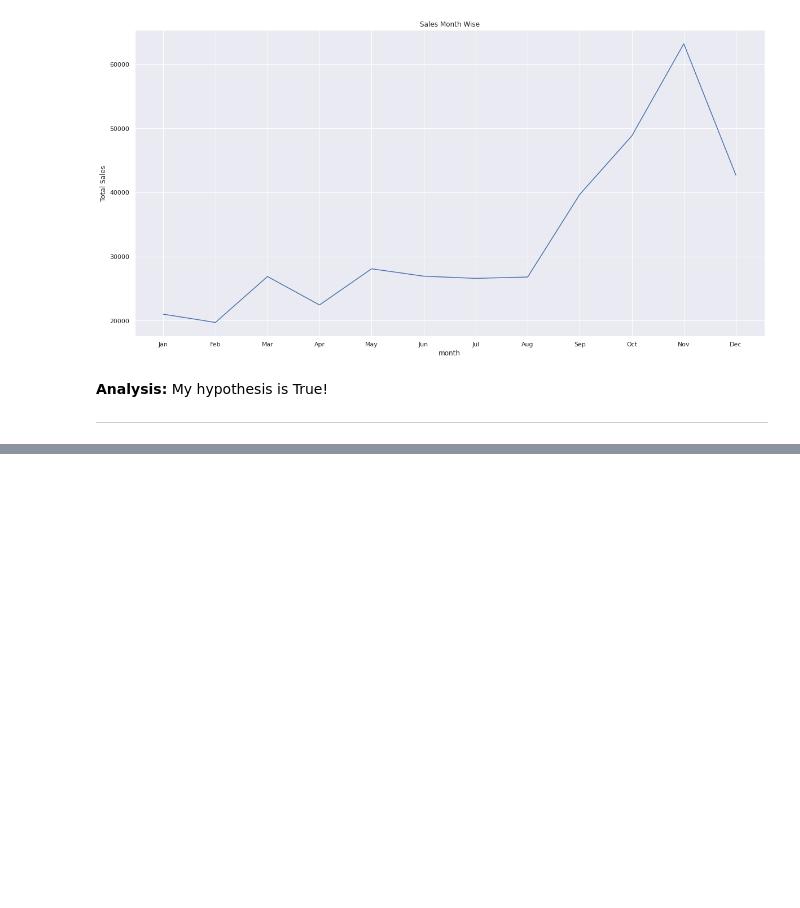
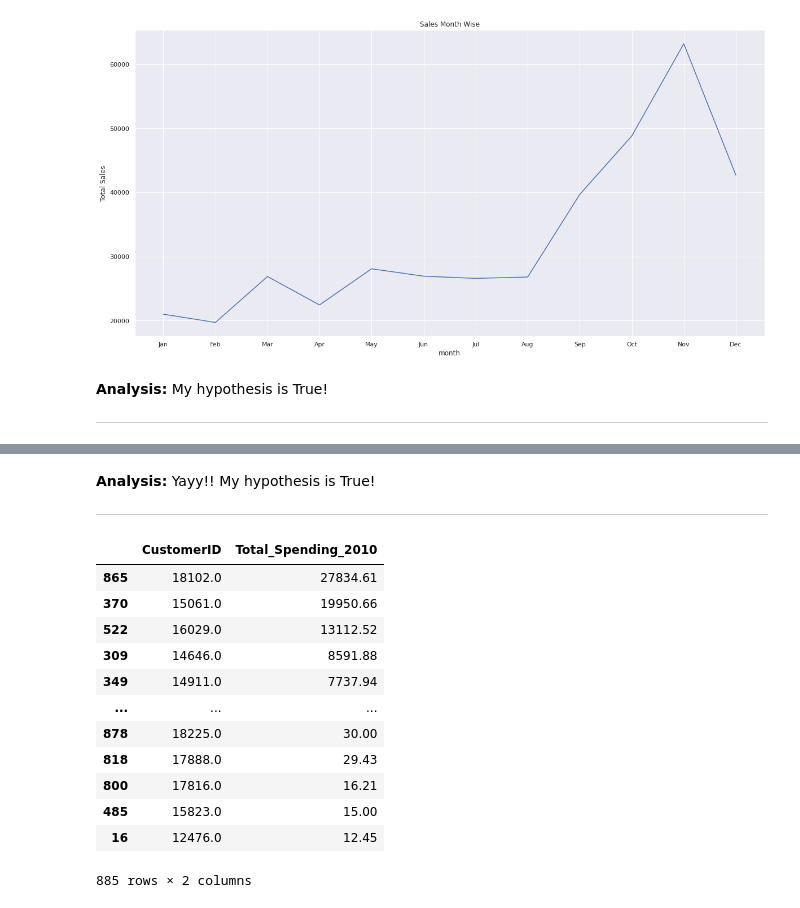
Before and after one commit to Shourya306/Online-Retail-Customer-Segmentation-Clustering, a Jupyter notebook: Online_Retail_Customer_Segmentation.ipynb, the cells around one changed output, grey strips where cells are left out. Saved outputs shown, nothing was run; the diff lists cells and outputs as text; code cells hidden in the pictures; blank space fills up the shorter version.

```diff
--- a/Online_Retail_Customer_Segmentation.ipynb
+++ b/Online_Retail_Customer_Segmentation.ipynb
@@ -341,0 +353,26 @@ _____________________________________________________________________
+# %% [markdown]
+**Analysis:** Yayy!! My hypothesis is True!
+__________________________________________________________________
+# %%
+# Calculating the revenue generated by customers for the year 2010
+
+year_2010_df = retail_df[retail_df['year'] == 2010]
+year_2011_df = retail_df[retail_df['year'] == 2011]
+
+total_revenue_company_wise_2010 = year_2010_df.groupby('CustomerID')['Total_Price'].sum().reset_index().sort_values('Total_Price', ascending = False)
+total_revenue_company_wise_2010.rename(columns = {'Total_Price':'Total_Spending_2010'},inplace = True)
+total_revenue_company_wise_2010
+# %% [output]
+|  | CustomerID | Total_Spending_2010 |
+| 865 | 18102.0 | 27834.61 |
+| 370 | 15061.0 | 19950.66 |
+| 522 | 16029.0 | 13112.52 |
+| 309 | 14646.0 | 8591.88 |
+| 349 | 14911.0 | 7737.94 |
+| ... | ... | ... |
+| 878 | 18225.0 | 30.00 |
+| 818 | 17888.0 | 29.43 |
+| 800 | 17816.0 | 16.21 |
+| 485 | 15823.0 | 15.00 |
+| 16 | 12476.0 | 12.45 |
+885 rows × 2 columns
```
Also changed, not shown: parts of 11 cells of this notebook.
